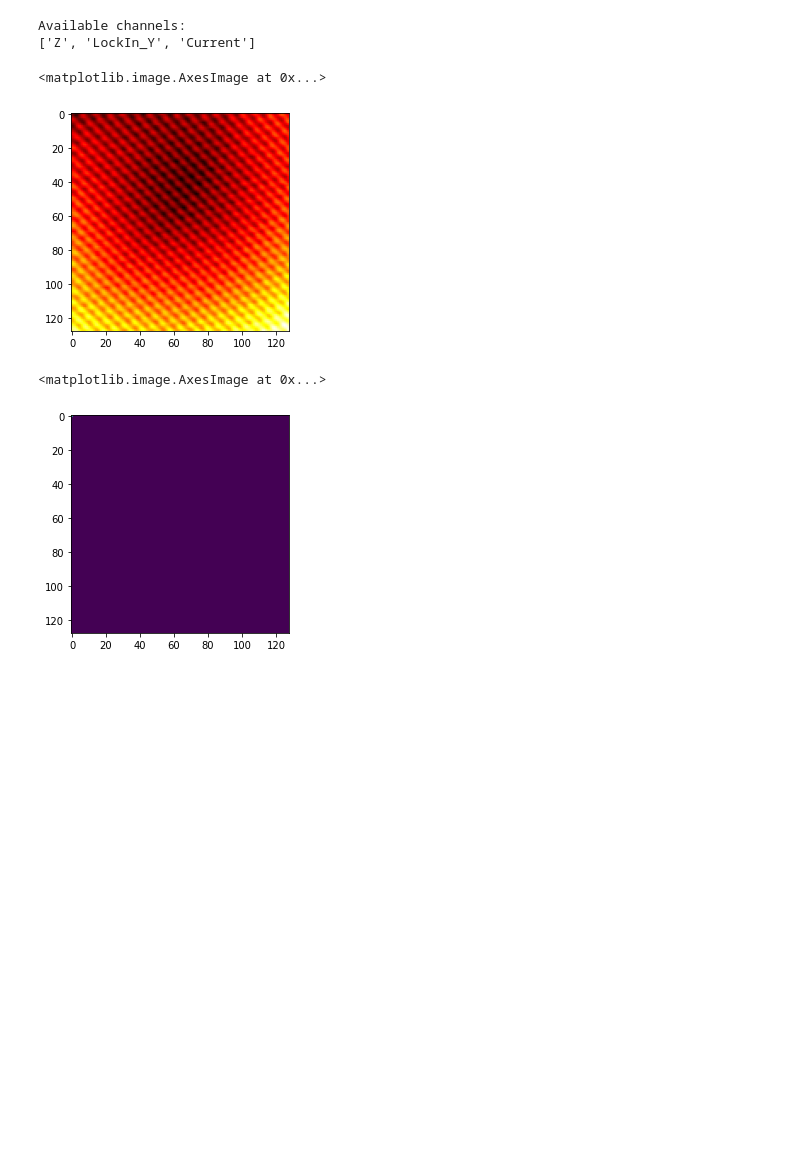
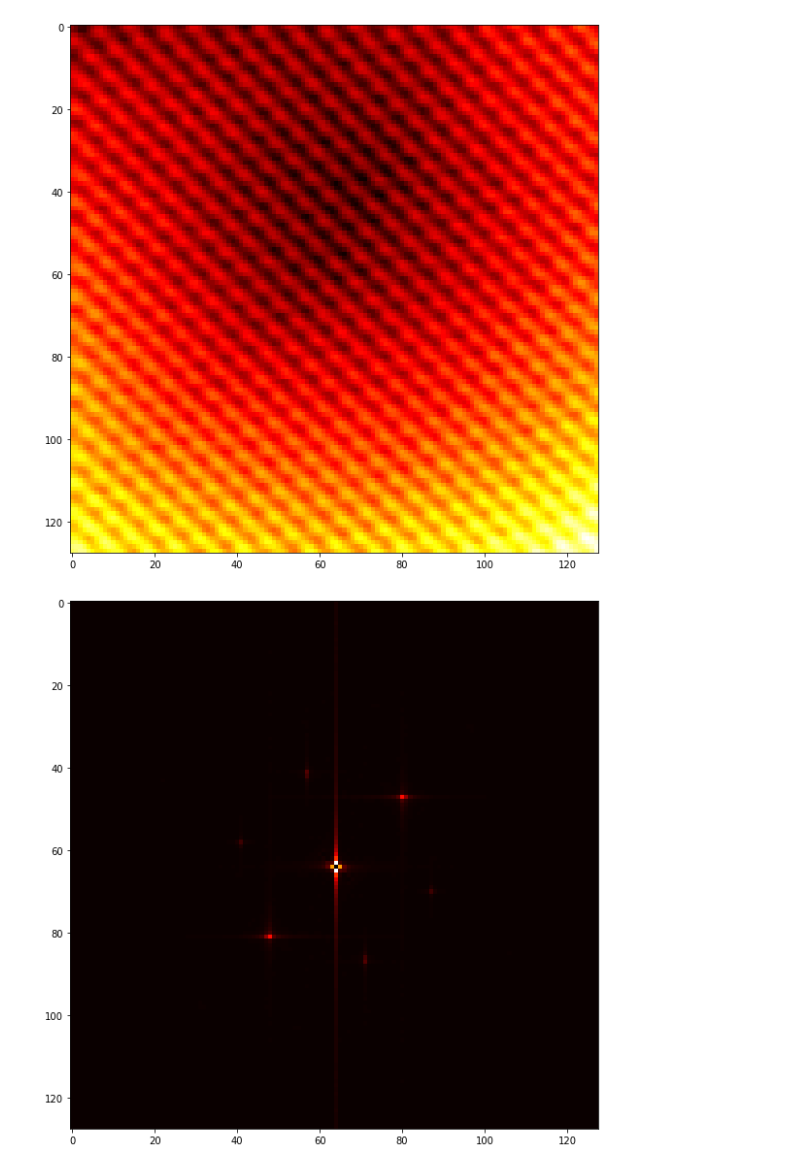
Before and after one commit to nimaser/moire-image-processing, a Jupyter notebook: data-extraction.ipynb, the cells around one changed output. Saved outputs shown, nothing was run; the diff lists cells and outputs as text; code cells hidden in the pictures; blank space fills up the shorter version.

```diff
--- a/data-extraction.ipynb
+++ b/data-extraction.ipynb
@@ -9,22 +9,12 @@ import sxm_reader as sxm
-# %%
-# get sxm data from file and plot it
-IMAGE_NAME = "testing.sxm"
-
-file_class = sxm.NanonisSXM(IMAGE_NAME)
-file_class.list_channels()
-
-image_data = file_class.retrieve_channel_data('Z')
-plt.imshow(image_data, cmap="hot")
-# %% [output]
-Available channels:
-['Z', 'LockIn_Y', 'Current']
-<matplotlib.image.AxesImage at 0x...>
-[figure, removed]
-# %%
-# run fft on image and display it
-fft_image_data = fft.fft2(image_data)
-
-plt.imshow(abs(fft_image_data))
-# %% [output]
-<matplotlib.image.AxesImage at 0x...>
-[figure, removed]
+# %%
+# get sxm data from file and plot it
+fname = "testing.sxm"
+
+data = wf.subtract_mean(wf.get_image_data(fname))
+wf.heatmap(data)
+
+fftdata = wf.run_shifted_fft(data)
+wf.heatmap(abs(fftdata))
+# %% [output]
+[figure, added]
+[figure, added]
```
Also changed, not shown: parts of 3 cells of this notebook, 1 other file.
